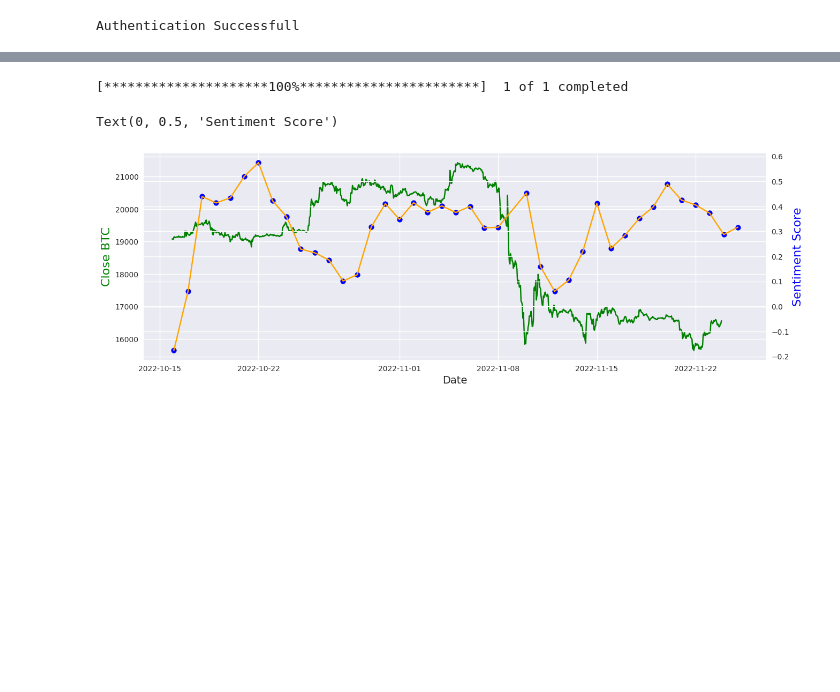
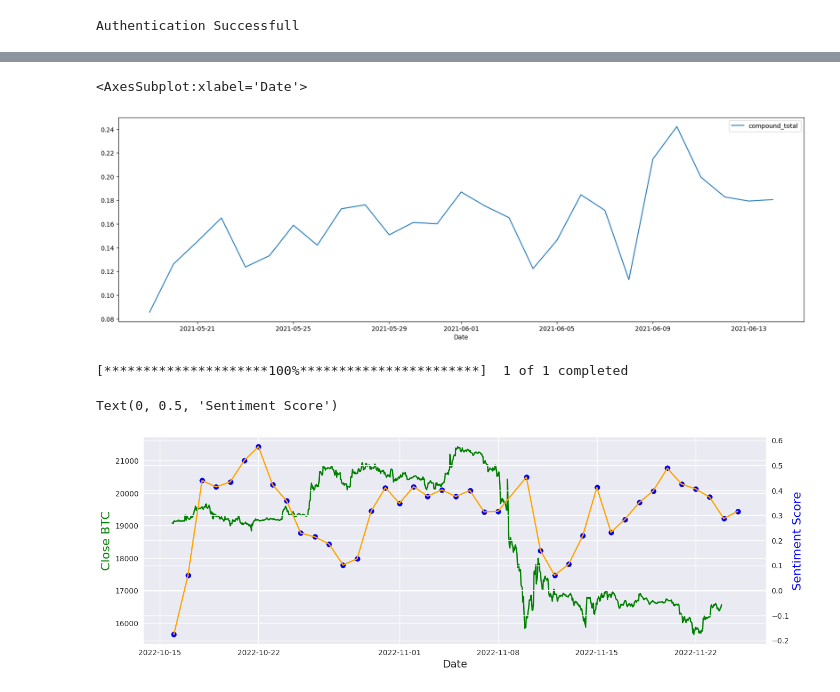
Before and after one commit to kozanakyel/KZ-Engine-Backend, a Jupyter notebook: KZ_project_setup/notebooks/twitter_sentiment_analysis_btc.ipynb, the cells around one changed output, grey strips where cells are left out. Saved outputs shown, nothing was run; the diff lists cells and outputs as text; code cells hidden in the pictures; blank space fills up the shorter version.

```diff
--- a/KZ_project_setup/notebooks/twitter_sentiment_analysis_btc.ipynb
+++ b/KZ_project_setup/notebooks/twitter_sentiment_analysis_btc.ipynb
@@ -74,3 +40,7 @@ Authentication Successfull
 # %%
 tsa = TweetSentimentAnalyzer()
+# %%
+df = tsa.cleaning_tweet_data(df_btc)
+# %%
+df = tsa.preprocessing_tweet_datetime(df)
 # %%
@@ -80,2 +55,0 @@ tsa = TweetSentimentAnalyzer()
-# %%
-df = tsa.get_sentiment_scores(df)
@@ -86,2 +67,4 @@ tsa.add_datetime_to_col(df)
+# %%
+df['compound'] = df['compound'].astype(float)
 # %%
 df_result = tsa.get_sent_with_mean_interval(df, interval='1d')
@@ -88,3 +72,8 @@ df_result = tsa.get_sent_with_mean_interval(df, interval='1d')
+# %%
+df_result.plot(figsize=(20,6))
+# %% [output]
+<AxesSubplot:xlabel='Date'>
+[figure, added]
 # %%
 ohlc = yf.download('BTC-USD', start='2022-10-16', end='2022-11-24', interval='1h')
 # %% [output]
```
Also changed, not shown: parts of 17 cells of this notebook, 2 other files.
